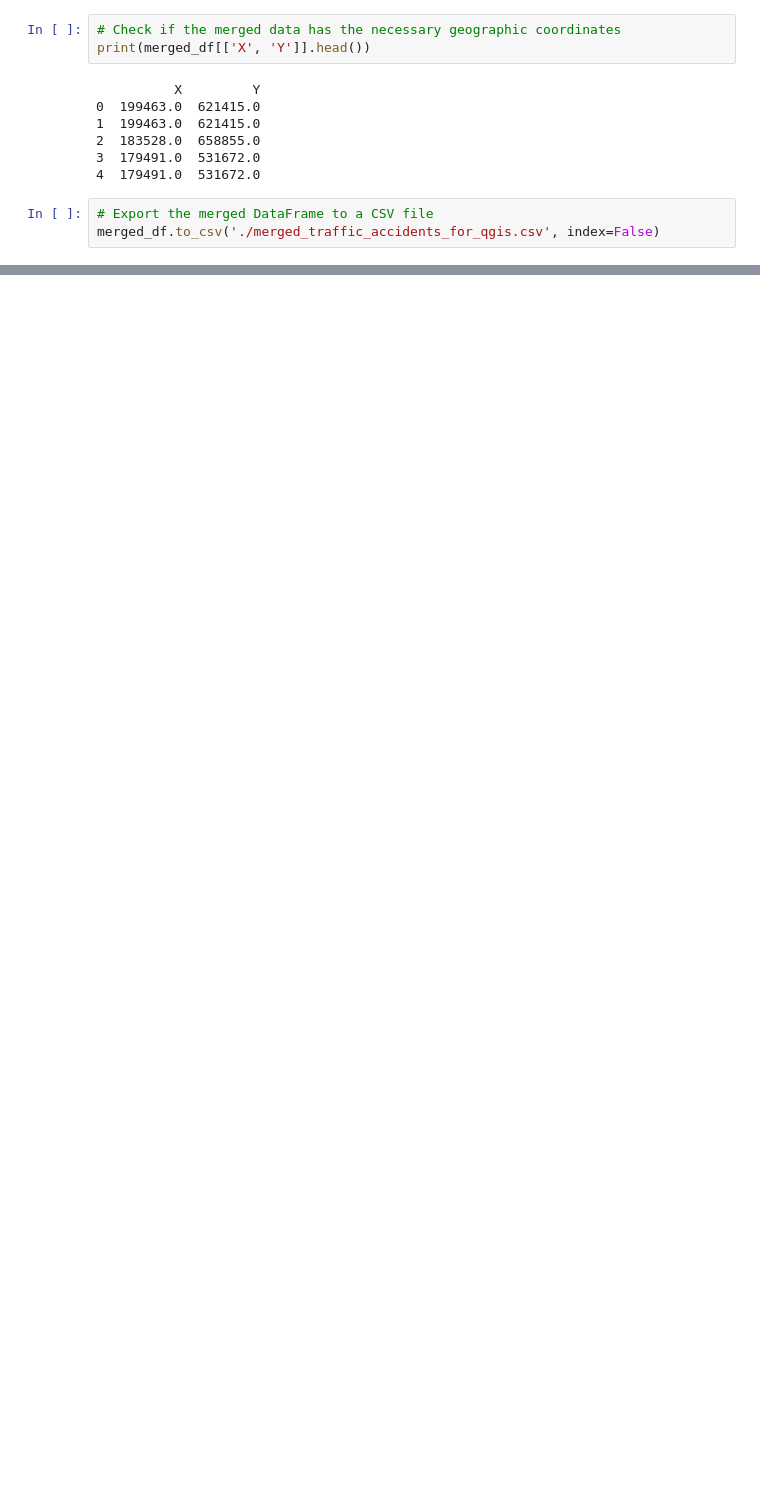
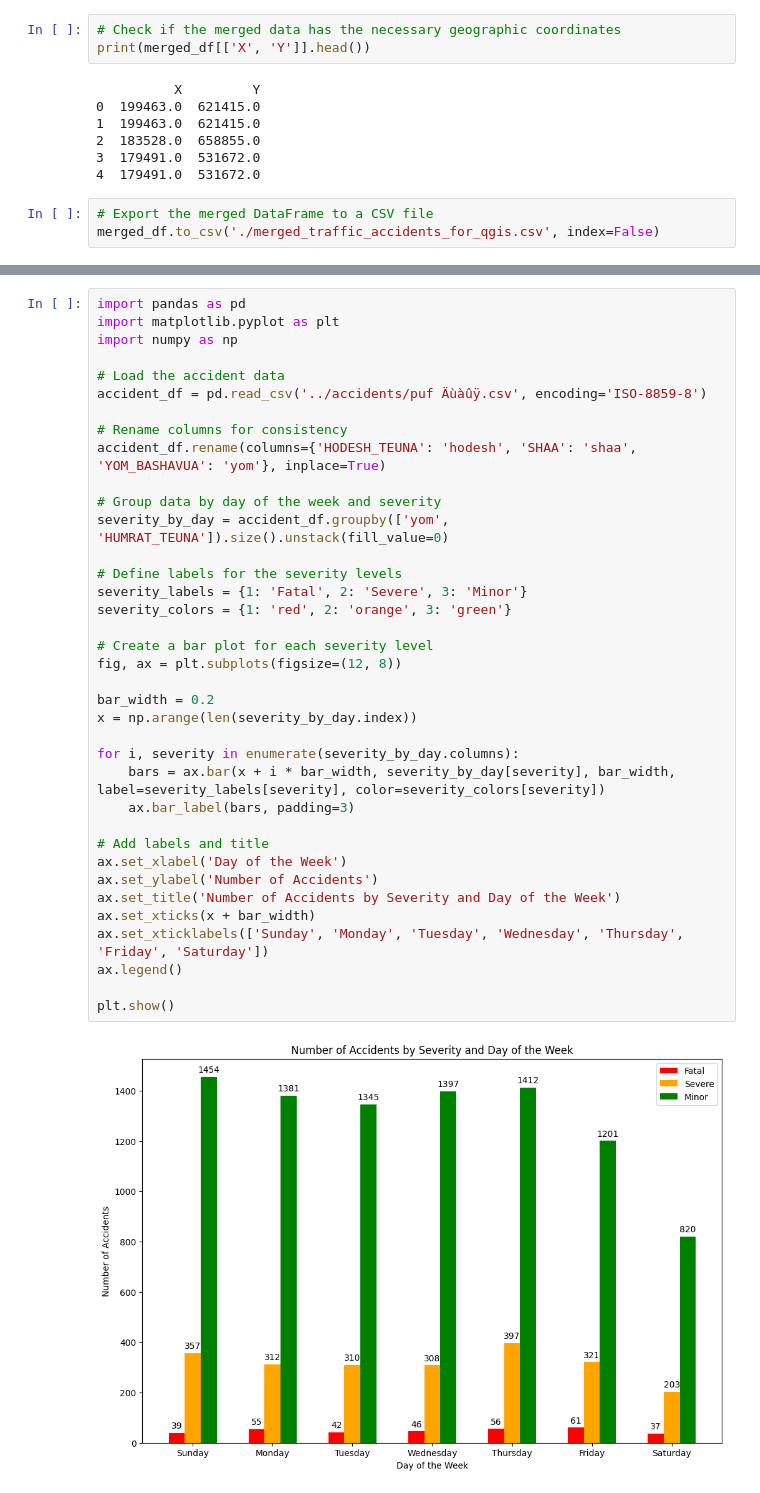
Before and after one commit to MosheT01/QGIS-Traffic-Accidents-IL, a Jupyter notebook: DATA/2021/TRYING TO CROSS REFRENCE ACCIDENTS AND COUNT/Second Try.ipynb, the cells around one changed output, grey strips where cells are left out. Drawn from its saved outputs; the diff is of its cells as text; blank space fills up the shorter version.

```diff
--- a/DATA/2021/TRYING TO CROSS REFRENCE ACCIDENTS AND COUNT/Second Try.ipynb
+++ b/DATA/2021/TRYING TO CROSS REFRENCE ACCIDENTS AND COUNT/Second Try.ipynb
@@ -100,0 +133,39 @@ merged_df.to_csv('./merged_traffic_accidents_for_qgis.csv', index=False)
+# %%
+import pandas as pd
+import matplotlib.pyplot as plt
+import numpy as np
+
+# Load the accident data
+accident_df = pd.read_csv('../accidents/puf Äùàûÿ.csv', encoding='ISO-8859-8')
+
+# Rename columns for consistency
+accident_df.rename(columns={'HODESH_TEUNA': 'hodesh', 'SHAA': 'shaa', 'YOM_BASHAVUA': 'yom'}, inplace=True)
+
+# Group data by day of the week and severity
+severity_by_day = accident_df.groupby(['yom', 'HUMRAT_TEUNA']).size().unstack(fill_value=0)
+
+# Define labels for the severity levels
+severity_labels = {1: 'Fatal', 2: 'Severe', 3: 'Minor'}
+severity_colors = {1: 'red', 2: 'orange', 3: 'green'}
+
+# Create a bar plot for each severity level
+fig, ax = plt.subplots(figsize=(12, 8))
+
+bar_width = 0.2
+x = np.arange(len(severity_by_day.index))
+
+for i, severity in enumerate(severity_by_day.columns):
+    bars = ax.bar(x + i * bar_width, severity_by_day[severity], bar_width, label=severity_labels[severity], color=severity_colors[severity])
+    ax.bar_label(bars, padding=3)
+
+# Add labels and title
+ax.set_xlabel('Day of the Week')
+ax.set_ylabel('Number of Accidents')
+ax.set_title('Number of Accidents by Severity and Day of the Week')
+ax.set_xticks(x + bar_width)
+ax.set_xticklabels(['Sunday', 'Monday', 'Tuesday', 'Wednesday', 'Thursday', 'Friday', 'Saturday'])
+ax.legend()
+
+plt.show()
+# %% [output]
+[figure, added]
```
Also changed, not shown: parts of 2 cells of this notebook, 20 other files.
